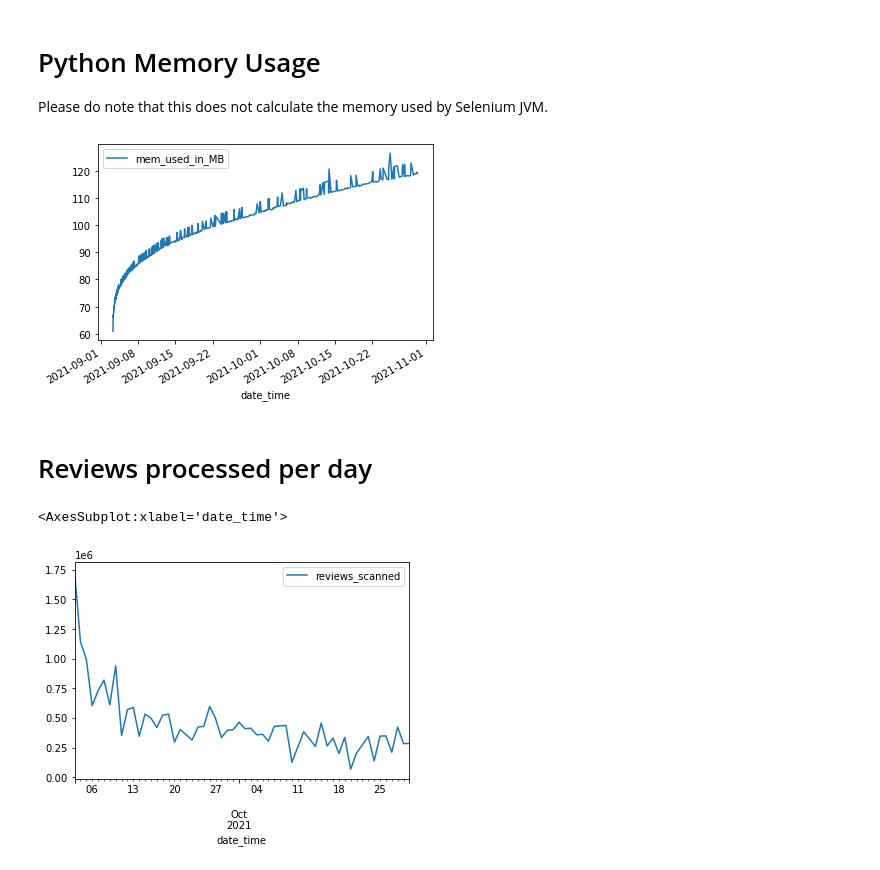
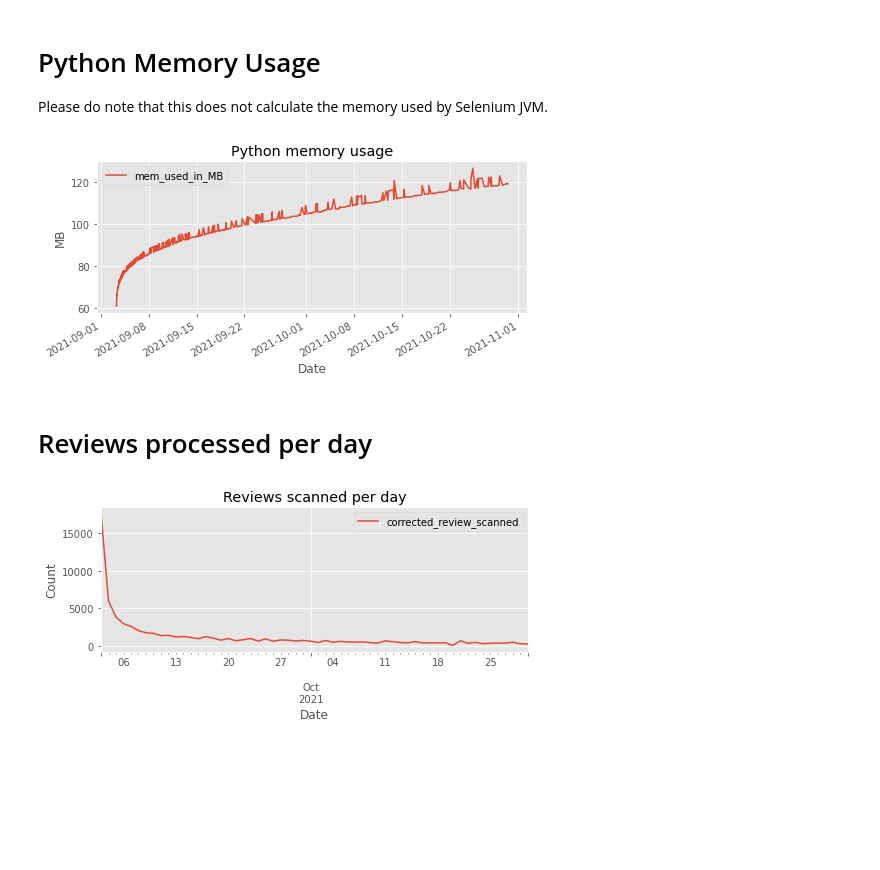
Before and after one commit to sukantamaikap/google_review_data_scraping, a Jupyter notebook: ScrapingLogAnalysis.ipynb, the cells around one changed output. Cells and saved outputs as stored; diff of their text form; code cells hidden in the pictures; blank space fills up the shorter version.

Commit message:
review count corrected

```diff
--- a/ScrapingLogAnalysis.ipynb
+++ b/ScrapingLogAnalysis.ipynb
@@ -1,7 +1,13 @@
 # %%
 import pandas as pd
+import numpy as np
 from datetime import datetime
 import matplotlib.pyplot as plt
+
+plt.style.use('ggplot')
+
+plt.rcParams["figure.figsize"] = [7.00, 3.50]
+plt.rcParams["figure.autolayout"] = True
 # %% [markdown]
 # Data Processing
 
@@ -42,14 +48,25 @@ df_mem_usage = pd.DataFrame(mem_usage, columns=['date_time', 'mem_used_in_MB'])
 Please do note that this does not calculate the memory used by Selenium JVM.
 # %%
 df_mem_usage.plot(x='date_time', y='mem_used_in_MB')
+plt.title('Python memory usage')
+plt.ylabel('MB')
+plt.xlabel('Date')
+plt.legend()
 plt.show()
 # %% [output]
-[figure, old version]
+[figure, new version]
 # %% [markdown]
 # Reviews processed per day
 # %%
-df_count_group_by_per_day = df_count.groupby(pd.Grouper(key='date_time',axis=0,freq='1D')).sum().reset_index()
-df_count_group_by_per_day.plot(x='date_time', y='reviews_scanned')
+df_count_group_by_per_day = df_count.groupby(pd.Grouper(key='date_time',axis=0,freq='1D')).max().reset_index()
+df_count_group_by_per_day['corrected_review_scanned'] = df_count_group_by_per_day['reviews_scanned'] - df_count_group_by_per_day['reviews_scanned'].shift(1)
+# replace the first row NaN with value from reviews_scanned. There are better ways of doing this, but meh...
+df_count_group_by_per_day.corrected_review_scanned.fillna(df_count_group_by_per_day.reviews_scanned, inplace=True)
+df_count_group_by_per_day['corrected_review_scanned'] = df_count_group_by_per_day['corrected_review_scanned'].astype('int')
+df_count_group_by_per_day.plot(x='date_time', y='corrected_review_scanned')
+plt.title('Reviews scanned per day')
+plt.ylabel('Count')
+plt.xlabel('Date')
+plt.show()
 # %% [output]
-<AxesSubplot:xlabel='date_time'>
-[figure, old version]
+[figure, new version]
```
